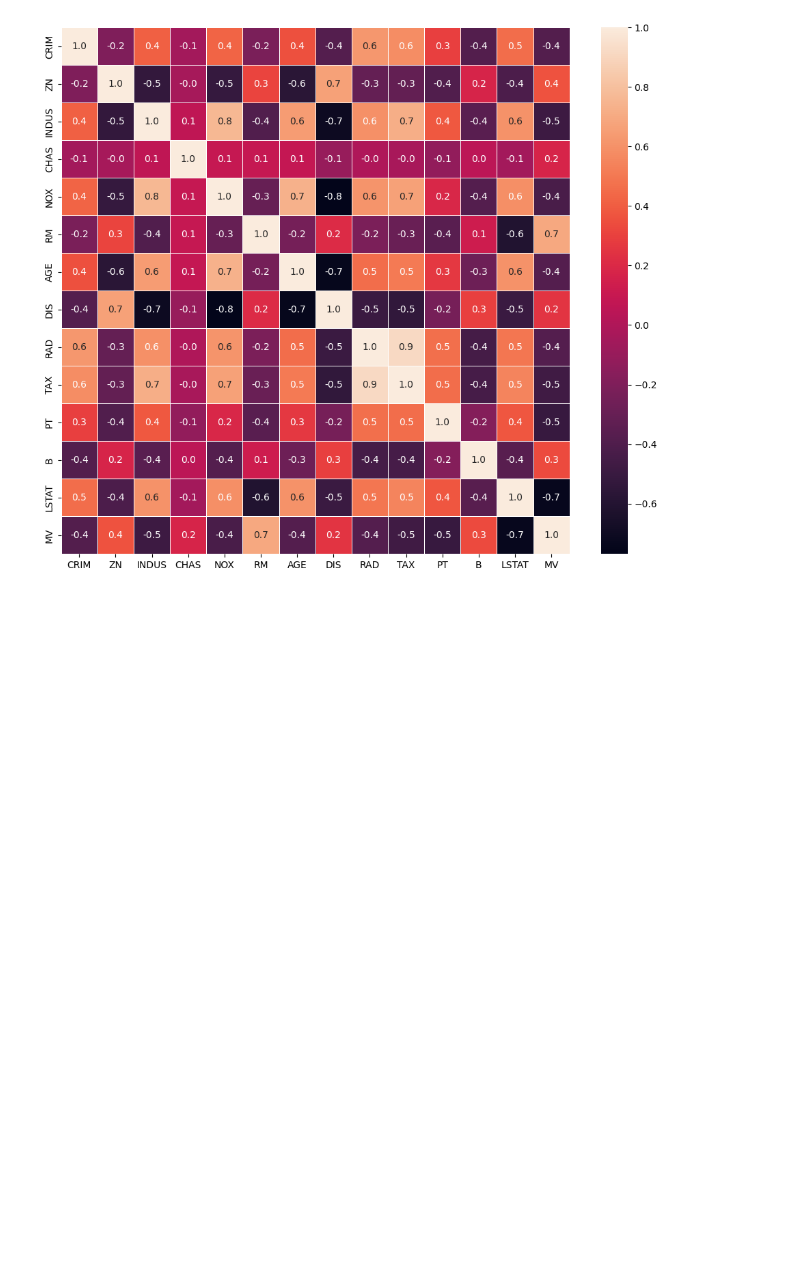
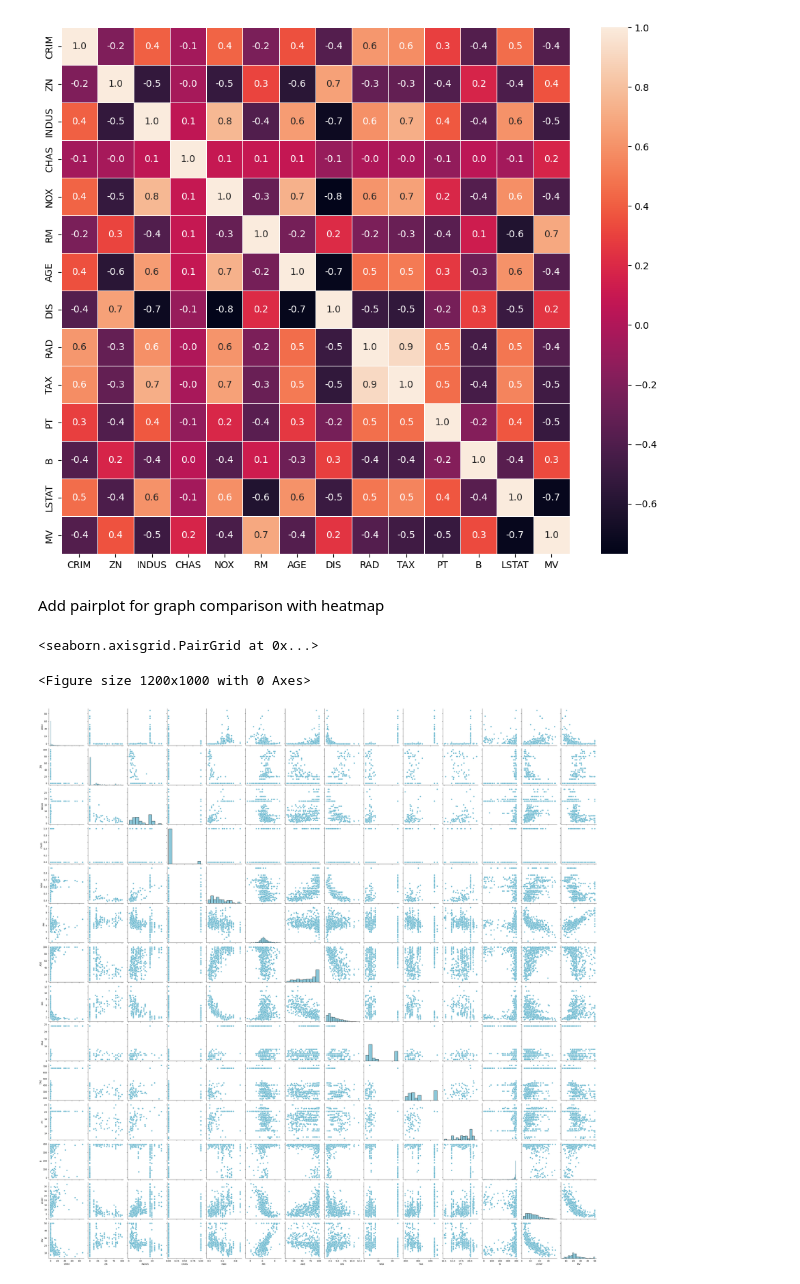
Before and after one commit to Ri-Dearg/data-analytics-dbs, a Jupyter notebook: statistics/ca1-boston-data/ca1.ipynb, the cells around one changed output. Saved outputs shown, nothing was run; the diff lists cells and outputs as text; code cells hidden in the pictures; blank space fills up the shorter version.

Commit message:
feat(stats): add pairplot

```diff
--- a/statistics/ca1-boston-data/ca1.ipynb
+++ b/statistics/ca1-boston-data/ca1.ipynb
@@ -113,3 +113,11 @@ sns.heatmap(corr_matrix, annot=True, fmt='.1f', linewidth=0.5)
 # %% [output]
 <Axes: >
 [figure]
+# %% [markdown]
+Add pairplot for graph comparison with heatmap
+# %%
+sns.pairplot(boston_csv)
+# %% [output]
+<seaborn.axisgrid.PairGrid at 0x...>
+<Figure size 1200x1000 with 0 Axes>
+[figure, added]
```
